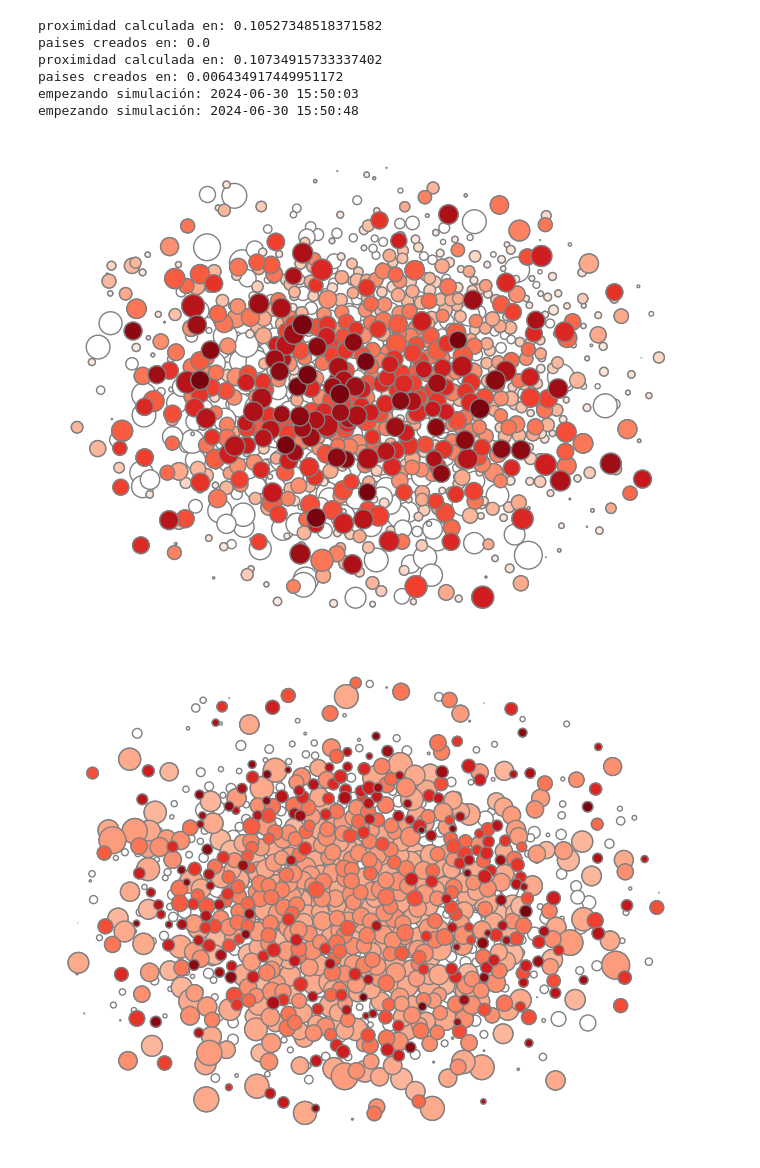
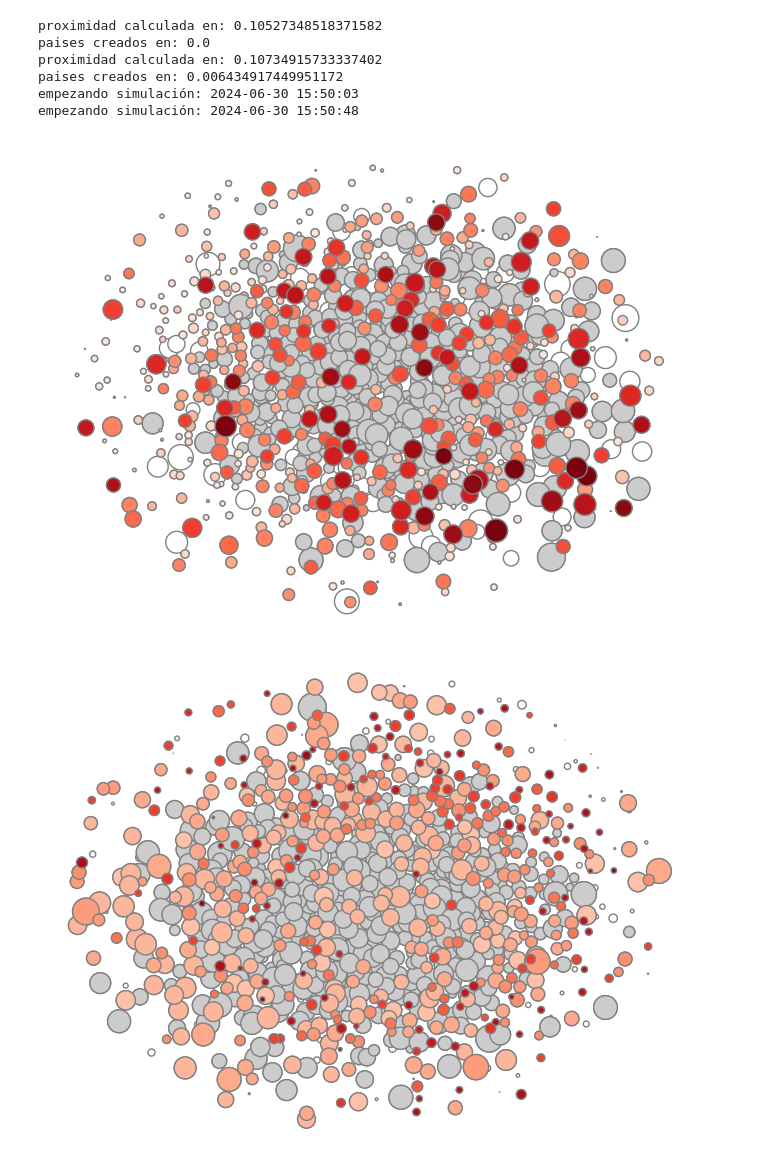
Before and after one commit to CatrielD/msscae-tp-final, a Jupyter notebook: src/generador_grafos.ipynb, the cells around one changed output. Cells and saved outputs as stored; diff of their text form; code cells hidden in the pictures.

Commit message:
graficador grafos con exportaciones iniciales

```diff
--- a/src/generador_grafos.ipynb
+++ b/src/generador_grafos.ipynb
@@ -41,6 +41,14 @@ def plot_grafo_estatico( res_iteracion, G, PCI, country_name, cmap='Reds' ):
     pos = nx.spring_layout(G, dim=2, k=1.3)
     nx.draw(G, pos, with_labels=False, node_color='white',  edgecolors='gray', node_size=PCI.values, width=0.01, edgelist=[] )
 
+    productos_iniciales = M.loc[country_name]
+    productos_iniciales = productos_iniciales[productos_iniciales == 1].index.to_list()
+
+    nx.draw_networkx_nodes(G, pos,
+        nodelist=productos_iniciales,
+        node_color='#cccccc',
+        node_size=PCI.loc[productos_iniciales].values, edgecolors='gray')
+
     for iteracion in range( 0,len(res_iteracion)):
         nodos_exportados = res_iteracion[iteracion][country_name]
 
@@ -51,10 +59,10 @@ def plot_grafo_estatico( res_iteracion, G, PCI, country_name, cmap='Reds' ):
 
     plt.show()
 # %%
-plot_grafo_estatico( historia_cigarras, grafo_inicial.copy(), PCI_inicial.copy(), 'Argentina', 'Reds' )
+plot_grafo_estatico( historia_cigarras, grafo_inicial.copy(), PCI_inicial.copy(), 'Germany', 'Reds' )
 # %% [output]
-[figure, old version]
+[figure, new version]
 # %%
-plot_grafo_estatico( historia_hormigas, grafo_inicial.copy(), PCI_inicial.copy(), 'Argentina', 'Reds' )
+plot_grafo_estatico( historia_hormigas, grafo_inicial.copy(), PCI_inicial.copy(), 'Germany', 'Reds' )
 # %% [output]
-[figure, old version]
+[figure, new version]
```
